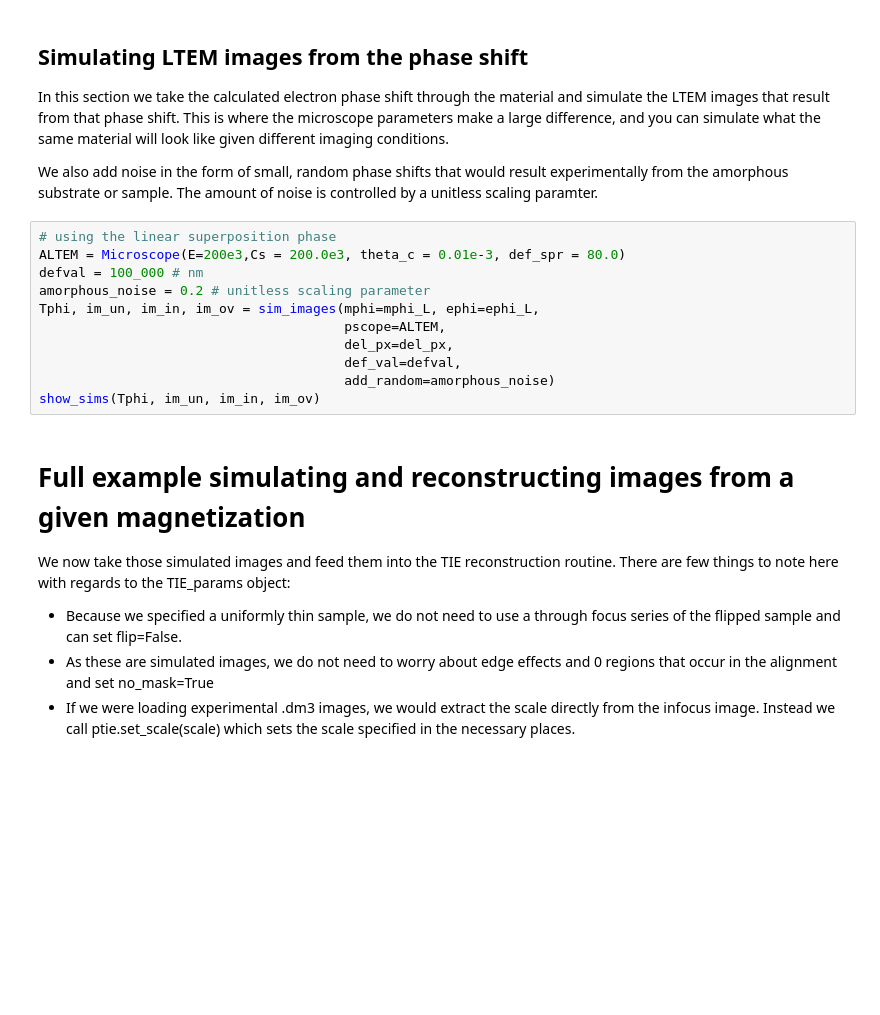
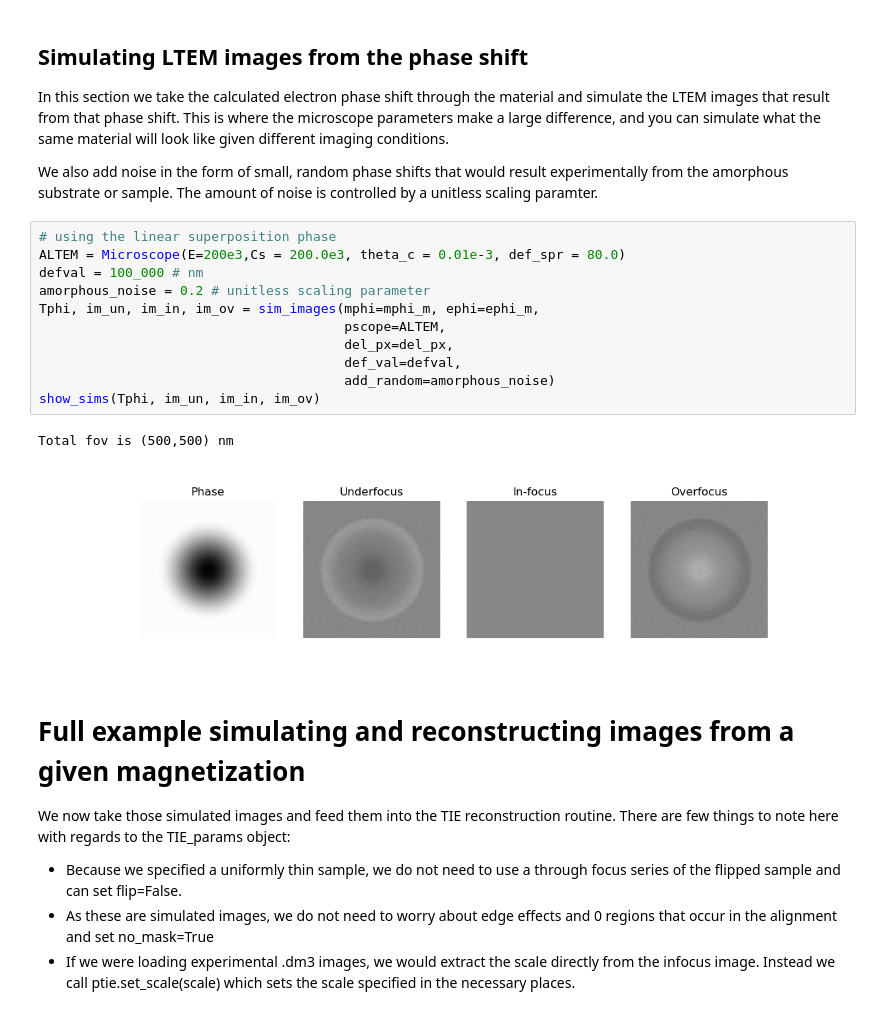
Before and after one commit to PyLorentz/PyLorentz, a Jupyter notebook: Examples/SIM_template.ipynb, the cells around one changed output. Saved outputs shown, nothing was run; the diff lists cells and outputs as text; blank space fills up the shorter version.

```diff
--- a/Examples/SIM_template.ipynb
+++ b/Examples/SIM_template.ipynb
@@ -170,14 +214,17 @@ We also add noise in the form of small, random phase shifts that would result ex
 # %%
 # using the linear superposition phase
 ALTEM = Microscope(E=200e3,Cs = 200.0e3, theta_c = 0.01e-3, def_spr = 80.0)
 defval = 100_000 # nm
 amorphous_noise = 0.2 # unitless scaling parameter
-Tphi, im_un, im_in, im_ov = sim_images(mphi=mphi_L, ephi=ephi_L,
+Tphi, im_un, im_in, im_ov = sim_images(mphi=mphi_m, ephi=ephi_m,
                                        pscope=ALTEM,
                                        del_px=del_px,
                                        def_val=defval,
                                        add_random=amorphous_noise)
 show_sims(Tphi, im_un, im_in, im_ov)
+# %% [output]
+Total fov is (500,500) nm
+[figure, added]
 # %% [markdown]
 # Full example simulating and reconstructing images from a given magnetization
 We now take those simulated images and feed them into the TIE reconstruction routine. There are few things to note here with regards to the TIE_params object:
```
Also changed, not shown: parts of 13 cells of this notebook, 8 other files.
